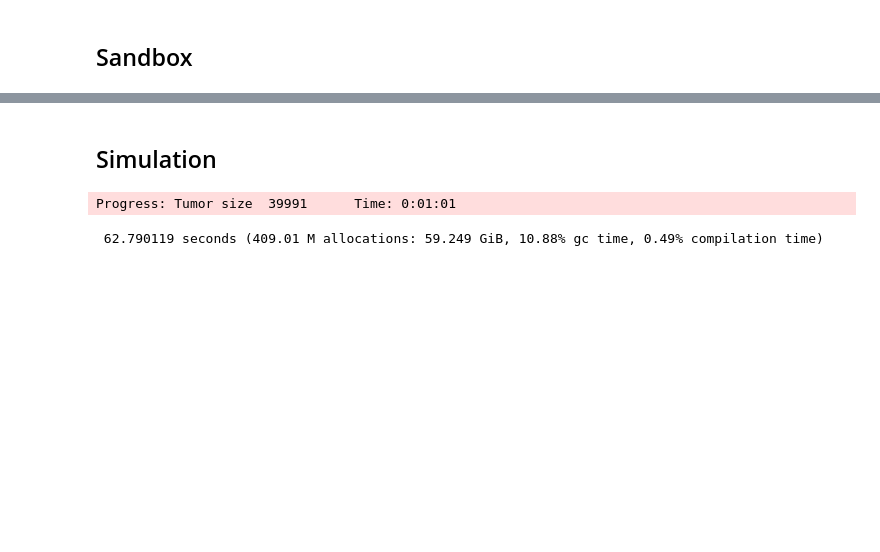
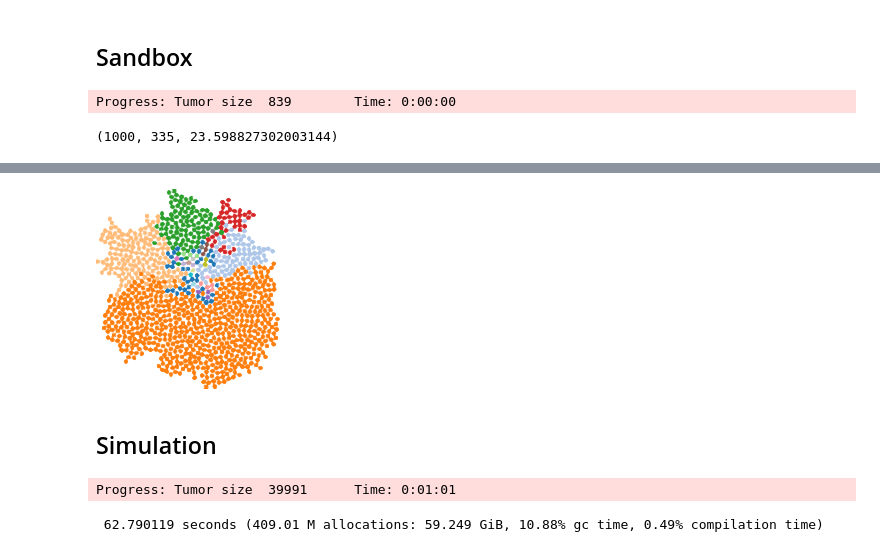
Before and after one commit to aangaji/TumorGrowth, a Jupyter notebook: usage.ipynb, the cells around one changed output, grey strips where cells are left out. Cells and saved outputs as stored; diff of their text form; code cells hidden in the pictures; blank space fills up the shorter version.

```diff
--- a/usage.ipynb
+++ b/usage.ipynb
@@ -19,2 +16,17 @@ Loading Packages... Done!
 # %% [markdown]
 ## Sandbox
+# %%
+simoutput = birth_death_pushing(1000; b=1.0, d=0.0, mu=0.3, rho=1.8, dim=2, seed=1010, showprogress=true)
+
+tumor_ = simoutput[:tumor]
+tumor = Dict(getfield.(tumor_, :index) .=> tumor_)
+
+idx, mut, t = simoutput[:index], simoutput[:mutation], simoutput[:time]
+# %% [output]
+Progress: Tumor size  839        Time: 0:00:00
+(1000, 335, 23.598827302003144)
+# %%
+plotting_colored_mutations(DataFrame(values(tumor)),
+     colorpalette = palette(:tab20),
+     shading=false, inline=true, size=(200,200))
+# %% [output]
@@ -21,3 +35,4 @@ Loading Packages... Done!
+[figure, added]
 # %% [markdown]
 ## Simulation
 # %%
```
Also changed, not shown: parts of 5 cells of this notebook, 9 other files.
